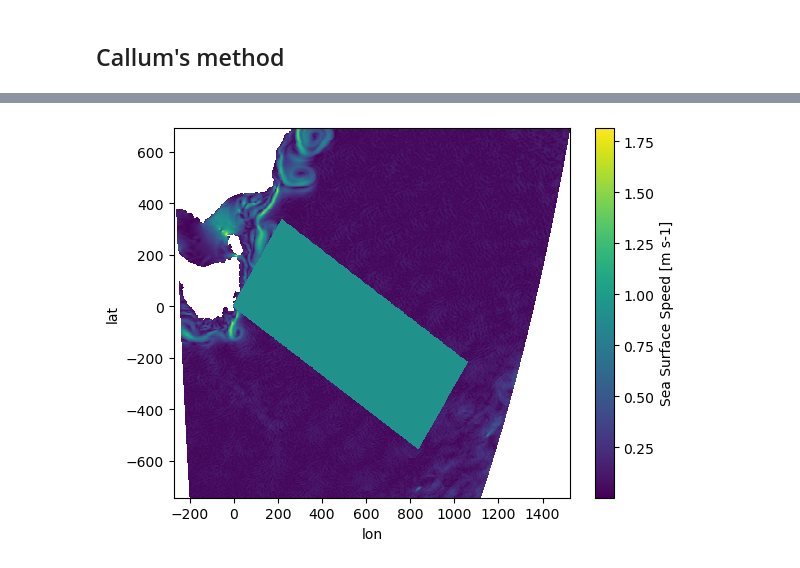
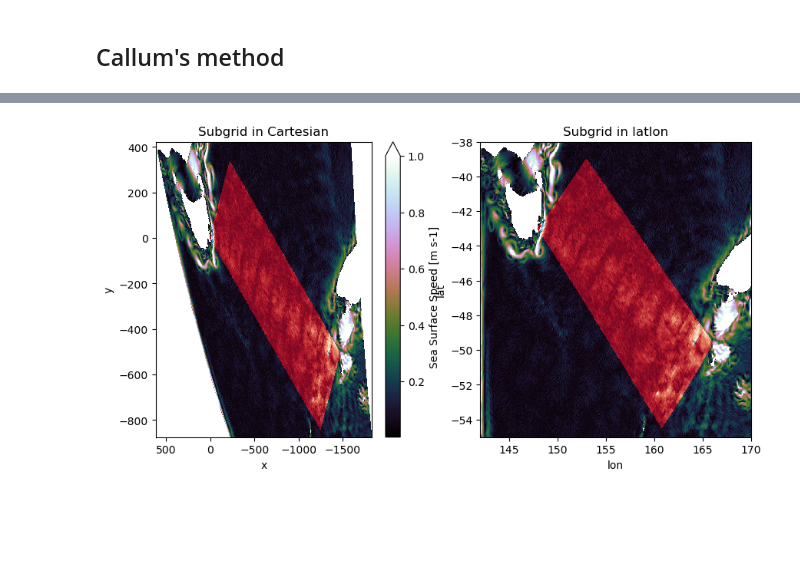
Before and after one commit to ashjbarnes/tasman-tides, a Jupyter notebook: notebooks/analysis/draft-functions.ipynb, the cells around one changed output, grey strips where cells are left out. Saved outputs shown, nothing was run; the diff lists cells and outputs as text; code cells hidden in the pictures; blank space fills up the shorter version.

Commit message:
add beamgrid function to library ready to make test dataset

```diff
--- a/notebooks/analysis/draft-functions.ipynb
+++ b/notebooks/analysis/draft-functions.ipynb
@@ -86,20 +94,13 @@ def bearing(lat1,lon1,lat2,lon2):
 ## User inputs here
 # %%
 
-path = Path("/g/data/nm03/ab8992/oldruns/blank-ttide-20/outputs/output013")
+path = Path(f"/g/data/nm03/ab8992/oldruns/{expt}/outputs/output013")
+
 vector = np.array([[148,165],[-41.0,-47.5]])
 bwdeg = 5 # width of beam in degrees
+
+
+theta = bearing(-41.0,148,-47.5,165) ## Angle to horizontal of our beam
 # %% [markdown]
 ## Make our new grid
 Need to get the corners of our domain in degrees, then construct our grid in kms. We'll round our domain to the nearest grid point in `xb` and `yb` which are the along beam and against beam coordinates
-# %%
-theta = bearing(vector[0,0],vector[0,1],vector[1,0],vector[1,1]) ## Angle to horizontal of our beam
-blkm = haversine.haversine(vector[0,:],vector[1,:])              ## Length of our beam in km
-bwkm1 = haversine.haversine((vector[0,0] - np.sin(theta) * 0.5 * bwdeg,vector[0,1] - np.cos(theta) * 0.5 * bwdeg),
-                           (vector[0,0] + np.sin(theta) * 0.5 * bwdeg,vector[0,1] + np.cos(theta) * 0.5 * bwdeg)) ## Width of our beam in km
-print(bwkm1)
-print(blkm)
-
-bwkm = haversine.haversine((vector[1,0] - np.sin(theta) * 0.5 * bwdeg,vector[1,1] - np.cos(theta) * 0.5 * bwdeg),
-                           (vector[1,0] + np.sin(theta) * 0.5 * bwdeg,vector[1,1] + np.cos(theta) * 0.5 * bwdeg)) ## Width of our beam in km
-print(bwkm / bwkm1)
@@ -110,50 +111,73 @@ print(bwkm / bwkm1)
 # %% [markdown]
 ## Callum's method
 # %%
-u = xr.open_dataset(path / "20150501.ocean_hourly.nc" ,chunks = "auto").speed.sel(xh = slice(145,165),yh = slice(-53,-35)).isel(time = 5).load()
+u = xr.open_dataset(path / "20150501.ocean_hourly.nc" ,chunks = "auto").speed.sel(xh = slice(None,170),yh = slice(-55,-38)).isel(time = 5).load()
 
-lat0,lon0 = -41 * np.pi / 180,148 *np.pi / 180
-lon = (u.xh.data) * np.pi / 180 - lon0
-lat = u.yh.data * np.pi / 180
+# lat0,lon0 = -41,148
+lon = (u.xh.data)
+lat = u.yh.data
 
 LAT , LON = np.meshgrid(lat,lon)
 
-lat0,lon0 = -43 * np.pi / 180,148 *np.pi / 180
+lat0,lon0 = -43,148
 
-R = 6371
 beamwidth_km = 400
-beamlength_km = 1000
+beamlength_km = 1500
 
 ## Define the original grid on cartesian coordinates
-x0,y0 = R * np.cos(lat0) * np.sin(lon0) , R * np.sin(lat0)
-x0,y0 = 0 , R * np.sin(lat0)
-x,y = R * np.cos(LAT) * np.sin(LON), R * np.sin(LAT) - y0
+x0,y0 = 6371 * np.cos(lat0 * np.pi/180) * np.sin(lon0 * np.pi/180) , 6371 * np.sin(lat0 * np.pi/180)
+# x0,y0 = 0 , R * np.sin(lat0)
+# x,y = R * np.cos(LAT) * np.sin(LON), R * np.sin(LAT) - y0
+x,y = lonlat_to_xy(LON,LAT,lon0,lat0)
 
 ## Define target grid on rotated mesh in km
-x_,y_ = np.linspace(0,beamlength_km,100),np.linspace(0,beamwidth_km,100)
+y_,x_ = np.linspace(0,beamlength_km,100),np.linspace(0,beamwidth_km,100)
 X_,Y_ = np.meshgrid(x_,y_)
 ## Define the rotated grid as represented on the original grid. I.E, the points on x_ y_ as represented on the x,y coordinate system
+theta_ = theta * np.pi/180
+Xrot , Yrot = X_ * np.cos(theta_) - Y_ * np.sin(theta_) , X_ * np.sin(theta_) + Y_ * np.cos(theta_)
 
-theta_ = - theta
+## Calculate X,Y (the rotated grid points) as lat/lon
+LONrot,LATrot = xy_to_lonlat(Xrot,Yrot,x0,y0)
+# LONrot = 180 - LONrot
 
-X , Y = X_ * np.cos(theta_) - Y_ * np.sin(theta_) , X_ * np.sin(theta_) + Y_ * np.cos(theta_)
+
 u = u.assign_coords(
-    {"lon":(["xh","yh"],x),
-    "lat":(["xh","yh"],y)}
+    {"x":(["xh","yh"],x),
+    "y":(["xh","yh"],y)}
 )
-u.plot(x = "lon",y = "lat")
+
+u = u.rename({"xh":"lon","yh":"lat"})
 
 newgrid = xr.DataArray(
     data = X * 0,
     dims = ["i","j"],
     coords = {
-        "lon":(["i","j"],X),
-        "lat":(["i","j"],Y)
-
+        "x":(["i","j"],Xrot),
+        "y":(["i","j"],Yrot),
+        "par":(["i"],X_[0,:]),
+        "prp":(["j"],Y_[:,0]),
+        "lon":(["i","j"],LONrot),
+        "lat":(["i","j"],LATrot),
     }
 )
-newgrid.plot(x="lon",y = "lat",add_colorbar = False)
 
-plt.figure()
-u.plot()
+regridder = xesmf.Regridder(
+    u,newgrid,"bilinear"
+)
+out = regridder(u,keep_attrs = True)
+
+fig,ax = plt.subplots(1,2,figsize = (10,5))
+
+u.plot(x = "x",y = "y",ax = ax[0],add_colorbar = True,cmap = "cubehelix",vmax = 1)
+
+out.plot(x="x",y = "y",add_colorbar = False,ax = ax[0],cmap = "RdBu",vmax = 1)
+ax[0].invert_xaxis()
+
+u.plot(ax = ax[1],add_colorbar = False,cmap = "cubehelix",vmax = 1)
+
+out.plot(x="lon",y = "lat",add_colorbar = False,ax = ax[1],cmap = "RdBu",vmax = 1)
+
+ax[0].set_title("Subgrid in Cartesian")
+ax[1].set_title("Subgrid in latlon")
 # %% [output]
@@ -161 +185 @@ u.plot()
-[figure, old version]
+[figure, new version]
```
Also changed, not shown: parts of 23 cells of this notebook, 1 other file.
